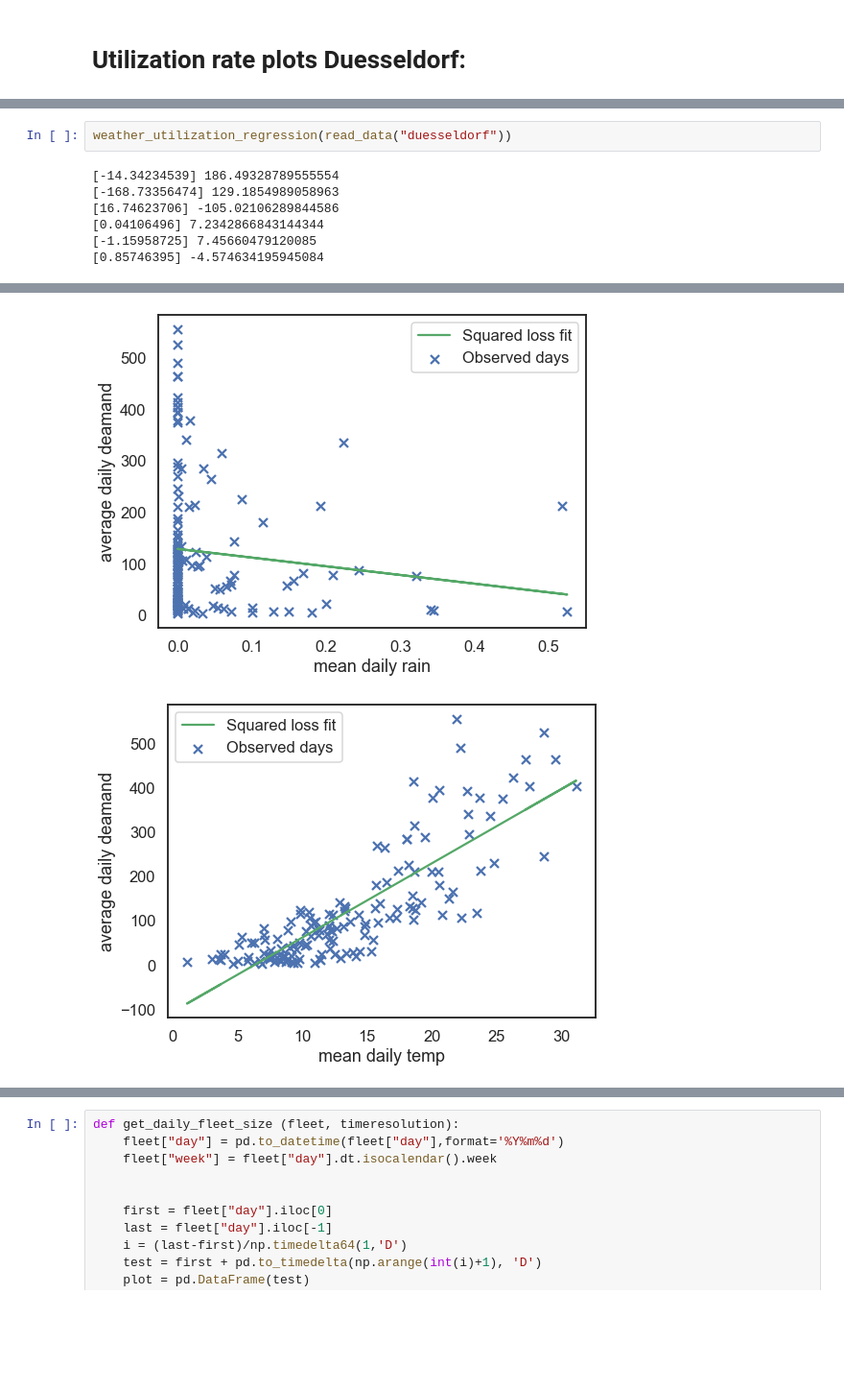
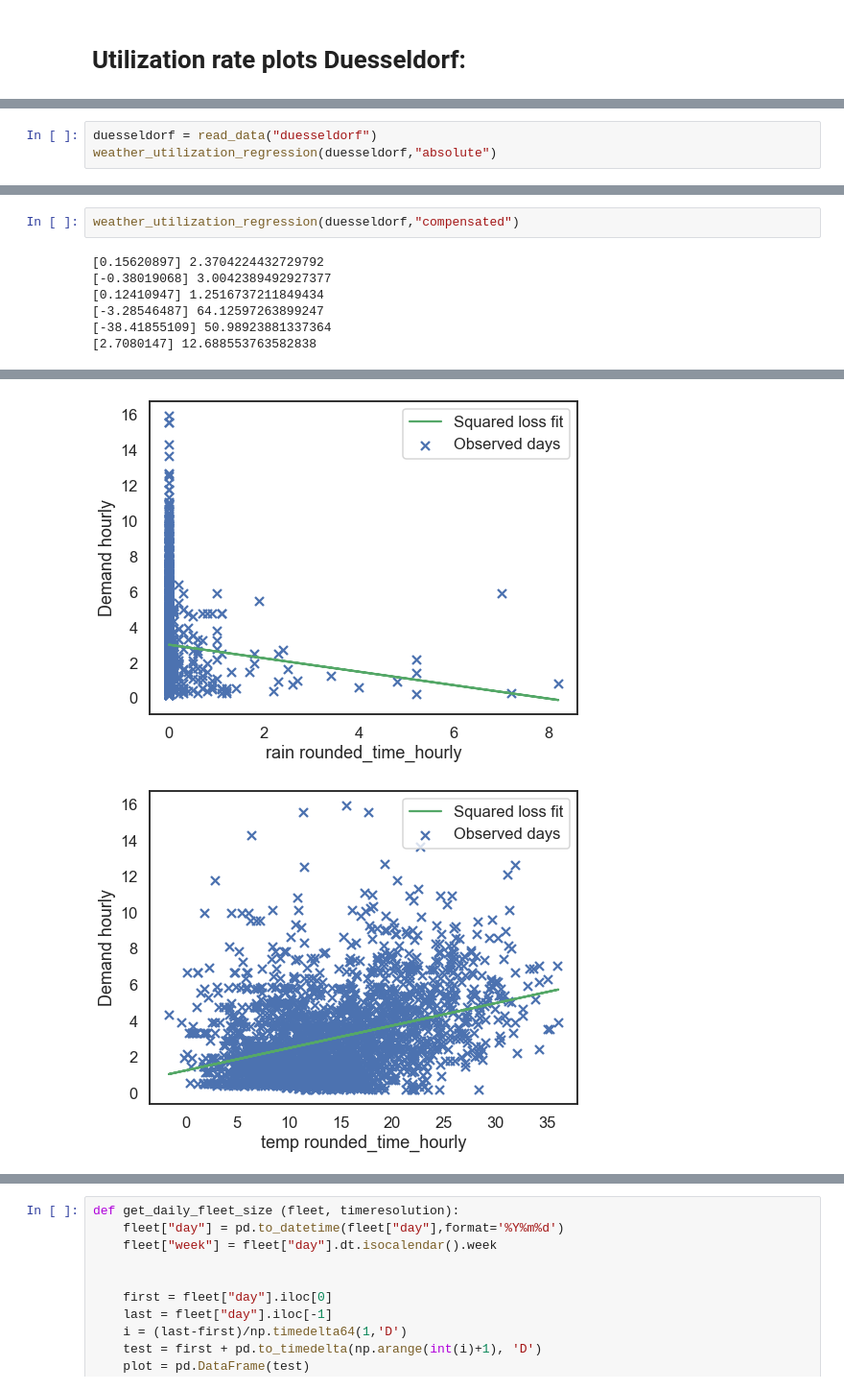
Before and after one commit to Polifka/eagle_gang, a Jupyter notebook: KPI analysis.ipynb, the cells around one changed output, grey strips where cells are left out. Shown at 96% size. Cells and saved outputs as stored; diff of their text form; blank space fills up the shorter version.

Commit message:
changing linear regression model

```diff
--- a/KPI analysis.ipynb
+++ b/KPI analysis.ipynb
@@ -236,0 +204,3 @@ general_utilization("duesseldorf","bike","Duesseldorf","dataset",False)
+# %%
+duesseldorf = read_data("duesseldorf")
+weather_utilization_regression(duesseldorf,"absolute")
@@ -237,9 +220,9 @@ general_utilization("duesseldorf","bike","Duesseldorf","dataset",False)
 # %%
-weather_utilization_regression(read_data("duesseldorf"))
+weather_utilization_regression(duesseldorf,"compensated")
 # %% [output]
-[-14.34234539] 186.49328789555554
-[-168.73356474] 129.1854989058963
-[16.74623706] -105.02106289844586
-[0.04106496] 7.2342866843144344
-[-1.15958725] 7.45660479120085
-[0.85746395] -4.574634195945084
+[0.15620897] 2.3704224432729792
+[-0.38019068] 3.0042389492927377
+[0.12410947] 1.2516737211849434
+[-3.28546487] 64.12597263899247
+[-38.41855109] 50.98923881337364
+[2.7080147] 12.688553763582838
@@ -247,2 +230,2 @@ weather_utilization_regression(read_data("duesseldorf"))
-[figure, old version]
+[figure, new version]
-[figure, old version]
+[figure, new version]
```
Also changed, not shown: parts of 14 cells of this notebook.
